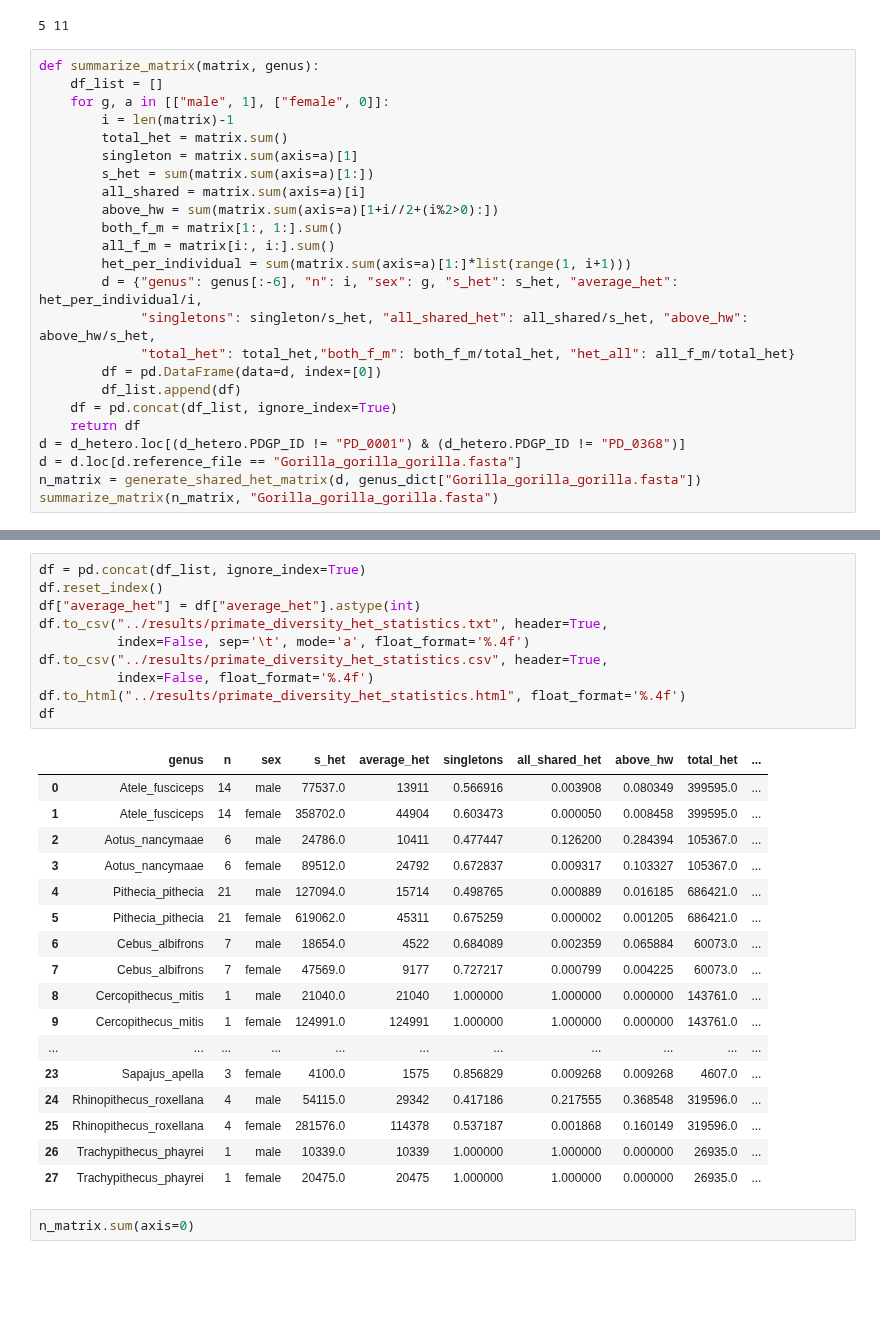
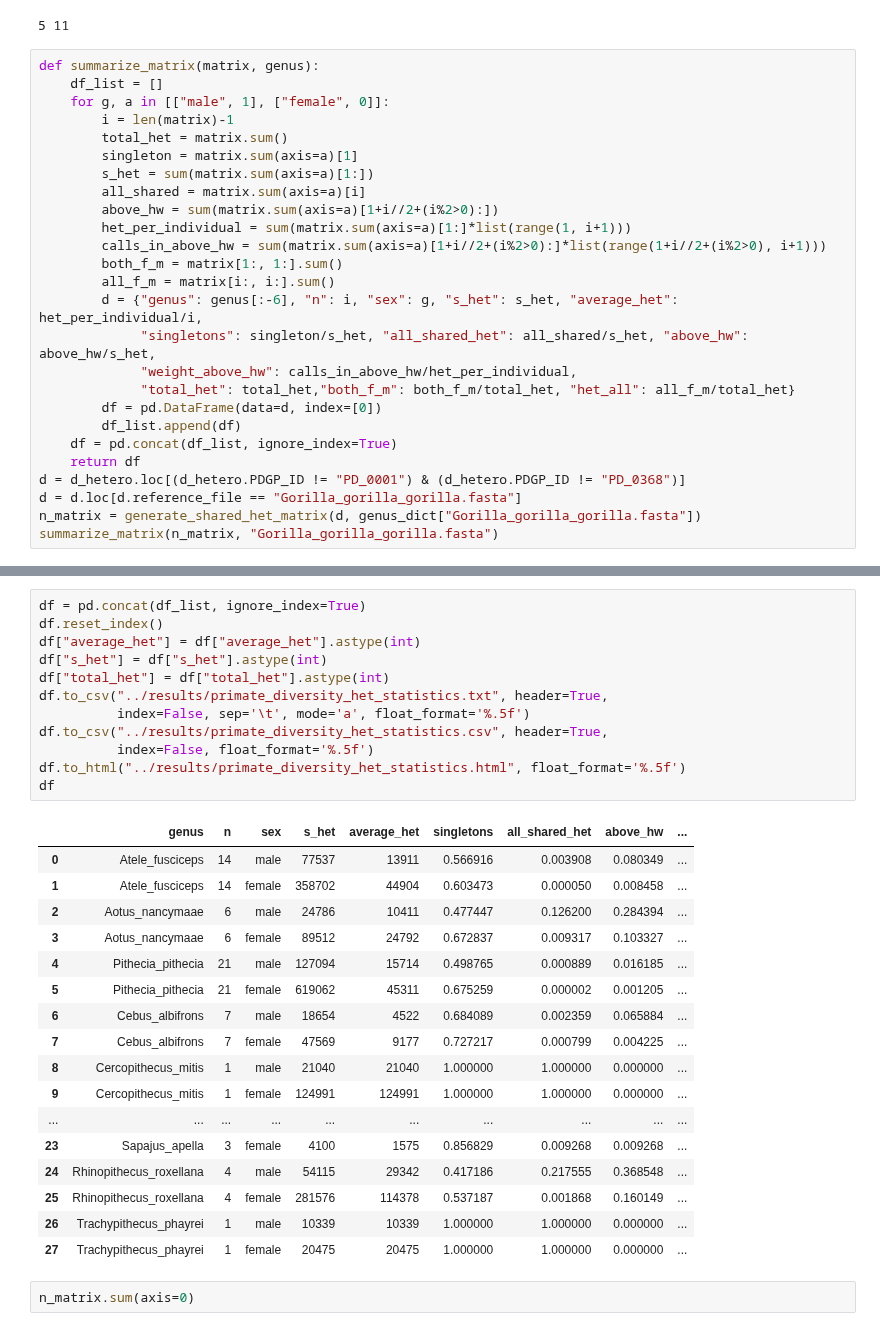
Before and after one commit to erikfogh/baboon_analysis, a Jupyter notebook: notebooks/Primatediversity_shared_het.ipynb, the cells around one changed output, grey strips where cells are left out. Saved outputs shown, nothing was run; the diff lists cells and outputs as text; blank space fills up the shorter version.

Commit message:
primatediversity shared het analysis

```diff
--- a/notebooks/Primatediversity_shared_het.ipynb
+++ b/notebooks/Primatediversity_shared_het.ipynb
@@ -191,11 +191,13 @@ def summarize_matrix(matrix, genus):
         s_het = sum(matrix.sum(axis=a)[1:])
         all_shared = matrix.sum(axis=a)[i]
         above_hw = sum(matrix.sum(axis=a)[1+i//2+(i%2>0):])
+        het_per_individual = sum(matrix.sum(axis=a)[1:]*list(range(1, i+1)))
+        calls_in_above_hw = sum(matrix.sum(axis=a)[1+i//2+(i%2>0):]*list(range(1+i//2+(i%2>0), i+1)))
         both_f_m = matrix[1:, 1:].sum()
         all_f_m = matrix[i:, i:].sum()
-        het_per_individual = sum(matrix.sum(axis=a)[1:]*list(range(1, i+1)))
         d = {"genus": genus[:-6], "n": i, "sex": g, "s_het": s_het, "average_het": het_per_individual/i,
              "singletons": singleton/s_het, "all_shared_het": all_shared/s_het, "above_hw": above_hw/s_het,
+             "weight_above_hw": calls_in_above_hw/het_per_individual,
              "total_het": total_het,"both_f_m": both_f_m/total_het, "het_all": all_f_m/total_het}
         df = pd.DataFrame(data=d, index=[0])
         df_list.append(df)
@@ -240,31 +242,33 @@ Trachypithecus_phayrei.fasta
 # %%
 df = pd.concat(df_list, ignore_index=True)
 df.reset_index()
 df["average_het"] = df["average_het"].astype(int)
+df["s_het"] = df["s_het"].astype(int)
+df["total_het"] = df["total_het"].astype(int)
 df.to_csv("../results/primate_diversity_het_statistics.txt", header=True,
-          index=False, sep='\t', mode='a', float_format='%.4f')
+          index=False, sep='\t', mode='a', float_format='%.5f')
 df.to_csv("../results/primate_diversity_het_statistics.csv", header=True,
-          index=False, float_format='%.4f')
-df.to_html("../results/primate_diversity_het_statistics.html", float_format='%.4f')
+          index=False, float_format='%.5f')
+df.to_html("../results/primate_diversity_het_statistics.html", float_format='%.5f')
 df
 # %% [output]
-|  | genus | n | sex | s_het | average_het | singletons | all_shared_het | above_hw | total_het | ... |
-| 0 | Atele_fusciceps | 14 | male | 77537.0 | 13911 | 0.566916 | 0.003908 | 0.080349 | 399595.0 | ... |
-| 1 | Atele_fusciceps | 14 | female | 358702.0 | 44904 | 0.603473 | 0.000050 | 0.008458 | 399595.0 | ... |
-| 2 | Aotus_nancymaae | 6 | male | 24786.0 | 10411 | 0.477447 | 0.126200 | 0.284394 | 105367.0 | ... |
-| 3 | Aotus_nancymaae | 6 | female | 89512.0 | 24792 | 0.672837 | 0.009317 | 0.103327 | 105367.0 | ... |
-| 4 | Pithecia_pithecia | 21 | male | 127094.0 | 15714 | 0.498765 | 0.000889 | 0.016185 | 686421.0 | ... |
-| 5 | Pithecia_pithecia | 21 | female | 619062.0 | 45311 | 0.675259 | 0.000002 | 0.001205 | 686421.0 | ... |
-| 6 | Cebus_albifrons | 7 | male | 18654.0 | 4522 | 0.684089 | 0.002359 | 0.065884 | 60073.0 | ... |
-| 7 | Cebus_albifrons | 7 | female | 47569.0 | 9177 | 0.727217 | 0.000799 | 0.004225 | 60073.0 | ... |
-| 8 | Cercopithecus_mitis | 1 | male | 21040.0 | 21040 | 1.000000 | 1.000000 | 0.000000 | 143761.0 | ... |
-| 9 | Cercopithecus_mitis | 1 | female | 124991.0 | 124991 | 1.000000 | 1.000000 | 0.000000 | 143761.0 | ... |
-| ... | ... | ... | ... | ... | ... | ... | ... | ... | ... | ... |
-| 23 | Sapajus_apella | 3 | female | 4100.0 | 1575 | 0.856829 | 0.009268 | 0.009268 | 4607.0 | ... |
-| 24 | Rhinopithecus_roxellana | 4 | male | 54115.0 | 29342 | 0.417186 | 0.217555 | 0.368548 | 319596.0 | ... |
-| 25 | Rhinopithecus_roxellana | 4 | female | 281576.0 | 114378 | 0.537187 | 0.001868 | 0.160149 | 319596.0 | ... |
-| 26 | Trachypithecus_phayrei | 1 | male | 10339.0 | 10339 | 1.000000 | 1.000000 | 0.000000 | 26935.0 | ... |
-| 27 | Trachypithecus_phayrei | 1 | female | 20475.0 | 20475 | 1.000000 | 1.000000 | 0.000000 | 26935.0 | ... |
+|  | genus | n | sex | s_het | average_het | singletons | all_shared_het | above_hw | ... |
+| 0 | Atele_fusciceps | 14 | male | 77537 | 13911 | 0.566916 | 0.003908 | 0.080349 | ... |
+| 1 | Atele_fusciceps | 14 | female | 358702 | 44904 | 0.603473 | 0.000050 | 0.008458 | ... |
+| 2 | Aotus_nancymaae | 6 | male | 24786 | 10411 | 0.477447 | 0.126200 | 0.284394 | ... |
+| 3 | Aotus_nancymaae | 6 | female | 89512 | 24792 | 0.672837 | 0.009317 | 0.103327 | ... |
+| 4 | Pithecia_pithecia | 21 | male | 127094 | 15714 | 0.498765 | 0.000889 | 0.016185 | ... |
+| 5 | Pithecia_pithecia | 21 | female | 619062 | 45311 | 0.675259 | 0.000002 | 0.001205 | ... |
+| 6 | Cebus_albifrons | 7 | male | 18654 | 4522 | 0.684089 | 0.002359 | 0.065884 | ... |
+| 7 | Cebus_albifrons | 7 | female | 47569 | 9177 | 0.727217 | 0.000799 | 0.004225 | ... |
+| 8 | Cercopithecus_mitis | 1 | male | 21040 | 21040 | 1.000000 | 1.000000 | 0.000000 | ... |
+| 9 | Cercopithecus_mitis | 1 | female | 124991 | 124991 | 1.000000 | 1.000000 | 0.000000 | ... |
+| ... | ... | ... | ... | ... | ... | ... | ... | ... | ... |
+| 23 | Sapajus_apella | 3 | female | 4100 | 1575 | 0.856829 | 0.009268 | 0.009268 | ... |
+| 24 | Rhinopithecus_roxellana | 4 | male | 54115 | 29342 | 0.417186 | 0.217555 | 0.368548 | ... |
+| 25 | Rhinopithecus_roxellana | 4 | female | 281576 | 114378 | 0.537187 | 0.001868 | 0.160149 | ... |
+| 26 | Trachypithecus_phayrei | 1 | male | 10339 | 10339 | 1.000000 | 1.000000 | 0.000000 | ... |
+| 27 | Trachypithecus_phayrei | 1 | female | 20475 | 20475 | 1.000000 | 1.000000 | 0.000000 | ... |
 # %%
 n_matrix.sum(axis=0)
 # %% [output]
```
Also changed, not shown: parts of 1 cell of this notebook, 3 other files.
